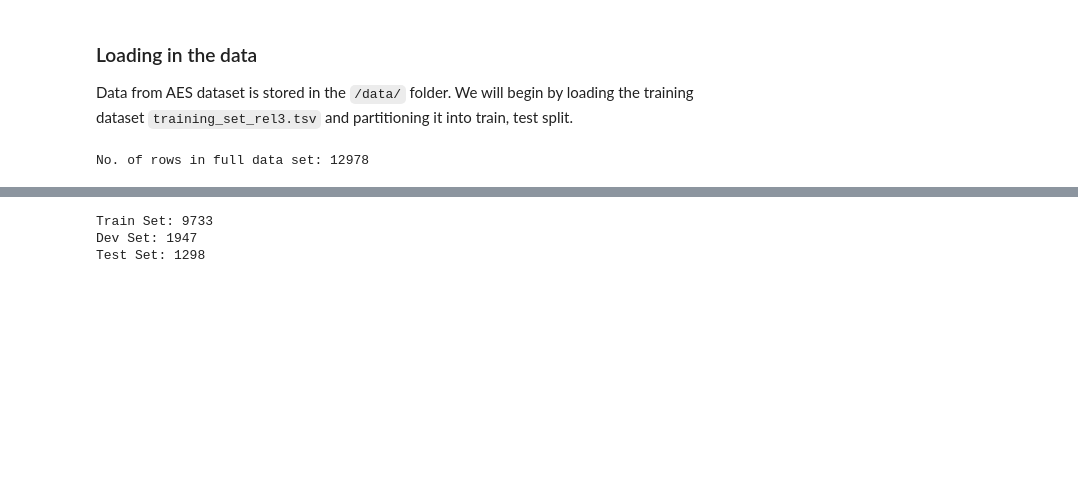
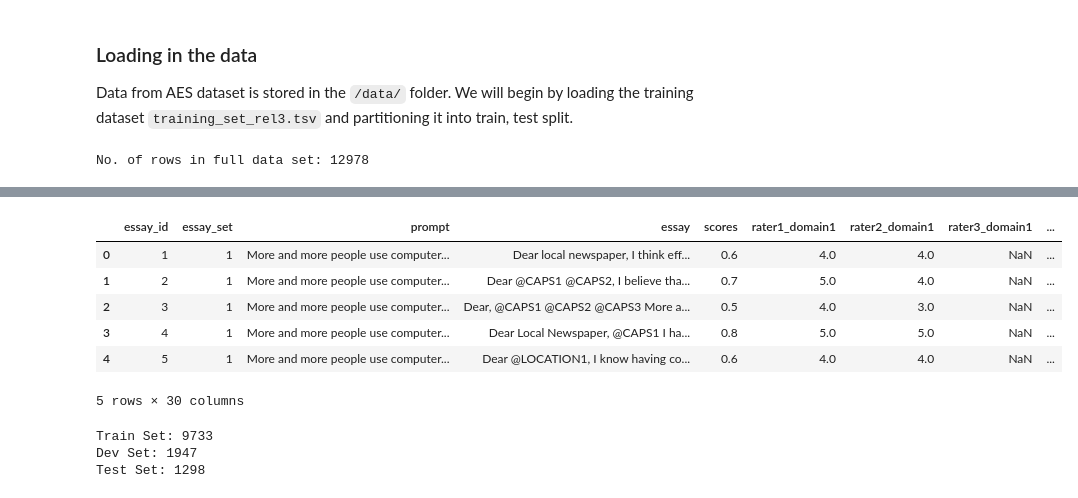
Before and after one commit to kuangweihuang/MIDS_w266_final_project_essay_scoring, a Jupyter notebook: essay_scoring.ipynb, the cells around one changed output, grey strips where cells are left out. Cells and saved outputs as stored; diff of their text form; code cells hidden in the pictures; blank space fills up the shorter version.

```diff
--- a/essay_scoring.ipynb
+++ b/essay_scoring.ipynb
@@ -62,3 +105,13 @@ No. of rows in full data set: 12978
+# %%
+training_set_rel3_df.head()
+# %% [output]
+|  | essay_id | essay_set | prompt | essay | scores | rater1_domain1 | rater2_domain1 | rater3_domain1 | ... |
+| 0 | 1 | 1 | More and more people use computer... | Dear local newspaper, I think eff... | 0.6 | 4.0 | 4.0 | NaN | ... |
+| 1 | 2 | 1 | More and more people use computer... | Dear @CAPS1 @CAPS2, I believe tha... | 0.7 | 5.0 | 4.0 | NaN | ... |
+| 2 | 3 | 1 | More and more people use computer... | Dear, @CAPS1 @CAPS2 @CAPS3 More a... | 0.5 | 4.0 | 3.0 | NaN | ... |
+| 3 | 4 | 1 | More and more people use computer... | Dear Local Newspaper, @CAPS1 I ha... | 0.8 | 5.0 | 5.0 | NaN | ... |
+| 4 | 5 | 1 | More and more people use computer... | Dear @LOCATION1, I know having co... | 0.6 | 4.0 | 4.0 | NaN | ... |
+5 rows × 30 columns
 # %%
 # Creating train, dev and test sets
 train_set, test_set = train_test_split(training_set_rel3_df, test_size=0.1, random_state=0)
```
Also changed, not shown: parts of 5 cells of this notebook.
